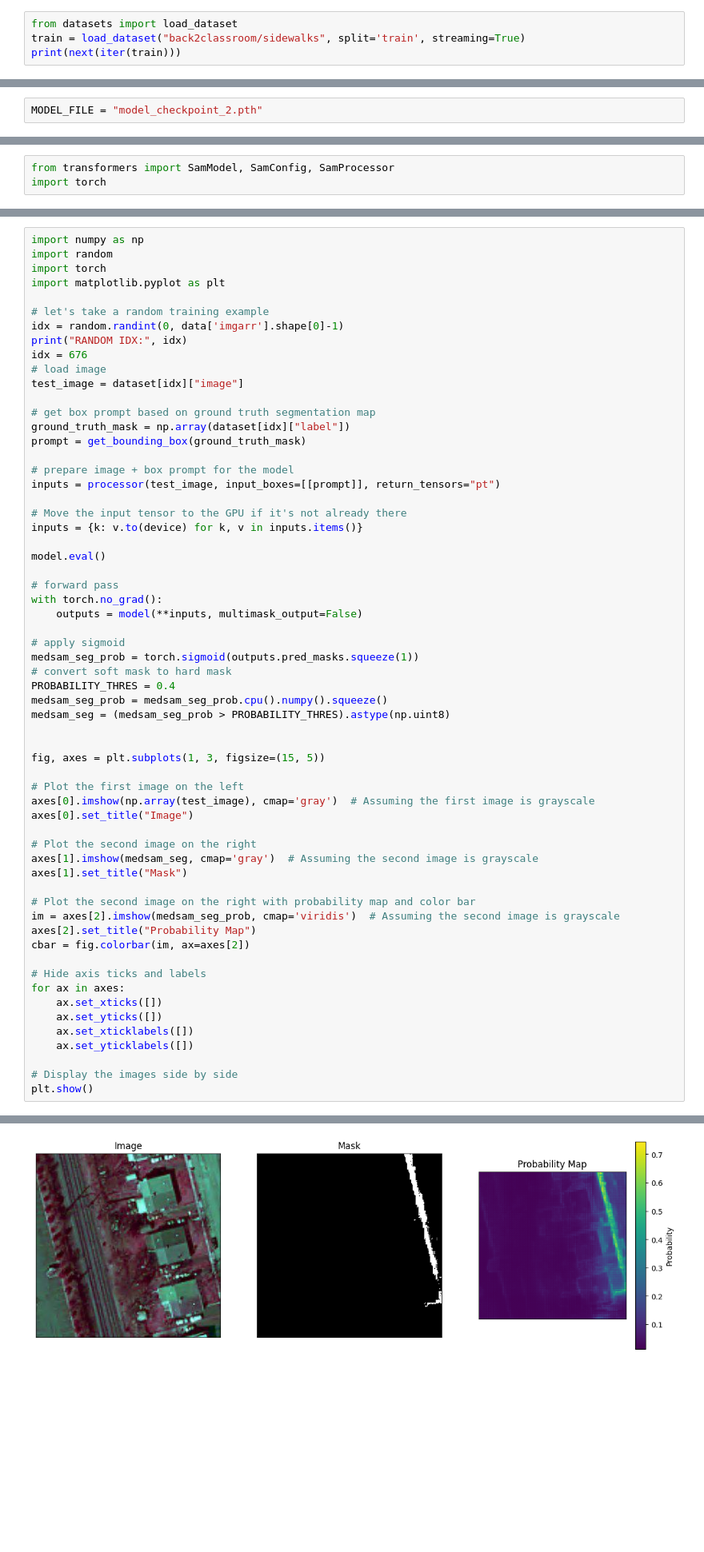
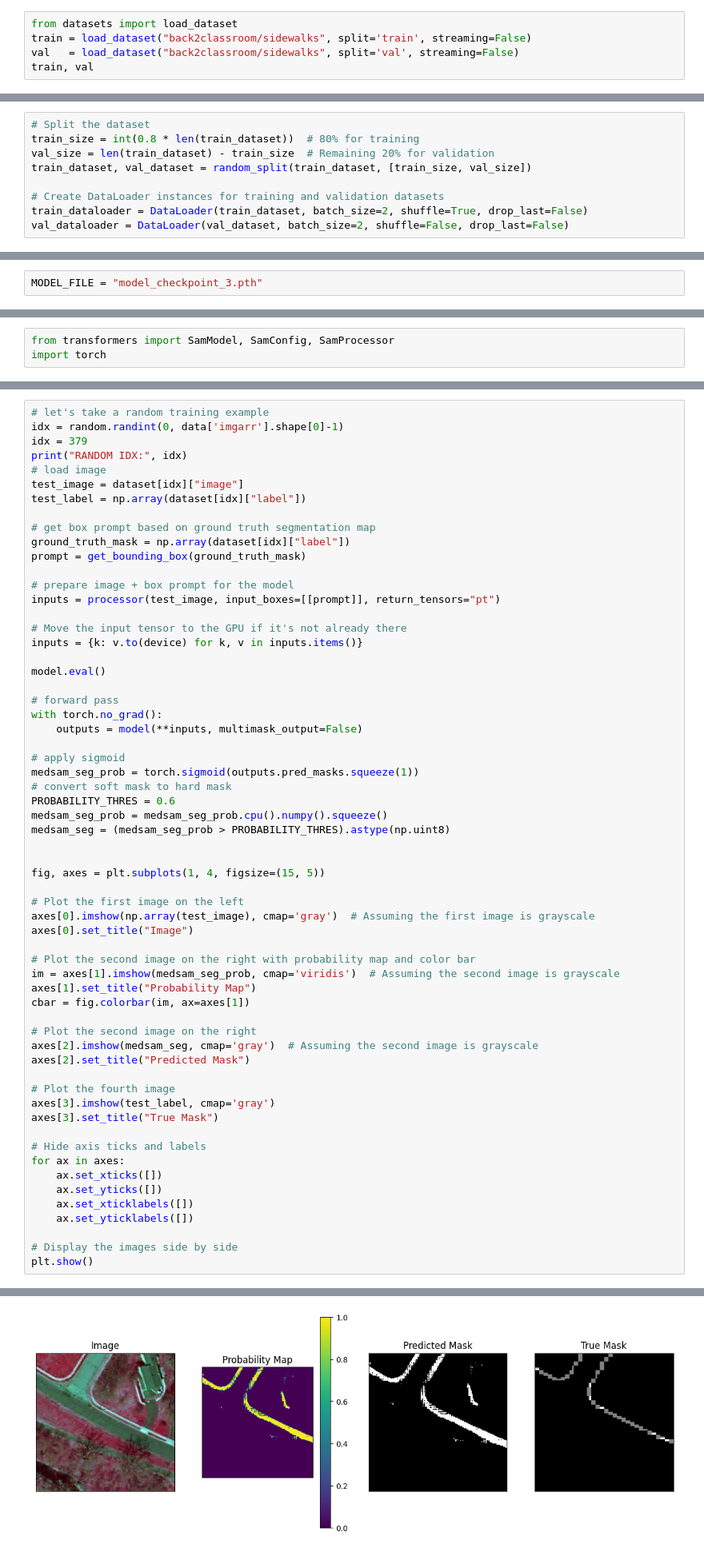
Before and after one commit to pengwingokla/MetaAI-segment-anything-model, a Jupyter notebook: finalproj-segment-anything-model/notebooks/stream.ipynb, the cells around one changed output, grey strips where cells are left out. Shown at 80% size. Saved outputs shown, nothing was run; the diff lists cells and outputs as text; blank space fills up the shorter version.

```diff
--- a/finalproj-segment-anything-model/notebooks/stream.ipynb
+++ b/finalproj-segment-anything-model/notebooks/stream.ipynb
@@ -16,6 +18,7 @@ from patchify import patchify
 ## Checkpoint
 # %%
 from datasets import load_dataset
-train = load_dataset("back2classroom/sidewalks", split='train', streaming=True)
-print(next(iter(train)))
+train = load_dataset("back2classroom/sidewalks", split='train', streaming=False)
+val   = load_dataset("back2classroom/sidewalks", split='val', streaming=False)
+train, val
 # %% [output]
@@ -324,5 +421,14 @@ seg_loss = monai.losses.FocalLoss(use_softmax=False)
 # %% [markdown]
 DiceCELoss: Compute both Dice loss and Cross Entropy Loss, and return the weighted sum of these two losses.
+# %%
+# Split the dataset
+train_size = int(0.8 * len(train_dataset))  # 80% for training
+val_size = len(train_dataset) - train_size  # Remaining 20% for validation
+train_dataset, val_dataset = random_split(train_dataset, [train_size, val_size])
+
+# Create DataLoader instances for training and validation datasets
+train_dataloader = DataLoader(train_dataset, batch_size=2, shuffle=True, drop_last=False)
+val_dataloader = DataLoader(val_dataset, batch_size=2, shuffle=False, drop_last=False)
 # %%
 from tqdm import tqdm
 from statistics import mean
@@ -420,5 +578,5 @@ Number of Iteration: 1410
 # %%
-MODEL_FILE = "model_checkpoint_2.pth"
+MODEL_FILE = "model_checkpoint_3.pth"
 # %%
 # Save the model's state dictionary to a file
 torch.save(model.state_dict(), MODEL_FILE)
@@ -459,17 +659,13 @@ SamModel(
   )
 )
 # %%
-import numpy as np
-import random
-import torch
-import matplotlib.pyplot as plt
-
 # let's take a random training example
 idx = random.randint(0, data['imgarr'].shape[0]-1)
+idx = 379
 print("RANDOM IDX:", idx)
-idx = 676
 # load image
 test_image = dataset[idx]["image"]
+test_label = np.array(dataset[idx]["label"])
 
 # get box prompt based on ground truth segmentation map
 ground_truth_mask = np.array(dataset[idx]["label"])
@@ -490,25 +686,29 @@ with torch.no_grad():
 # apply sigmoid
 medsam_seg_prob = torch.sigmoid(outputs.pred_masks.squeeze(1))
 # convert soft mask to hard mask
-PROBABILITY_THRES = 0.4
+PROBABILITY_THRES = 0.6
 medsam_seg_prob = medsam_seg_prob.cpu().numpy().squeeze()
 medsam_seg = (medsam_seg_prob > PROBABILITY_THRES).astype(np.uint8)
 
 
-fig, axes = plt.subplots(1, 3, figsize=(15, 5))
+fig, axes = plt.subplots(1, 4, figsize=(15, 5))
 
 # Plot the first image on the left
 axes[0].imshow(np.array(test_image), cmap='gray')  # Assuming the first image is grayscale
 axes[0].set_title("Image")
 
+# Plot the second image on the right with probability map and color bar
+im = axes[1].imshow(medsam_seg_prob, cmap='viridis')  # Assuming the second image is grayscale
+axes[1].set_title("Probability Map")
+cbar = fig.colorbar(im, ax=axes[1])
+
 # Plot the second image on the right
-axes[1].imshow(medsam_seg, cmap='gray')  # Assuming the second image is grayscale
-axes[1].set_title("Mask")
+axes[2].imshow(medsam_seg, cmap='gray')  # Assuming the second image is grayscale
+axes[2].set_title("Predicted Mask")
 
-# Plot the second image on the right with probability map and color bar
-im = axes[2].imshow(medsam_seg_prob, cmap='viridis')  # Assuming the second image is grayscale
-axes[2].set_title("Probability Map")
-cbar = fig.colorbar(im, ax=axes[2])
+# Plot the fourth image
+axes[3].imshow(test_label, cmap='gray')
+axes[3].set_title("True Mask")
 
 # Hide axis ticks and labels
 for ax in axes:
@@ -524,2 +724,2 @@ RANDOM IDX: 1099
-[figure, old version]
+[figure, new version]
 # %% [markdown]
```
Also changed, not shown: parts of 41 cells of this notebook.
